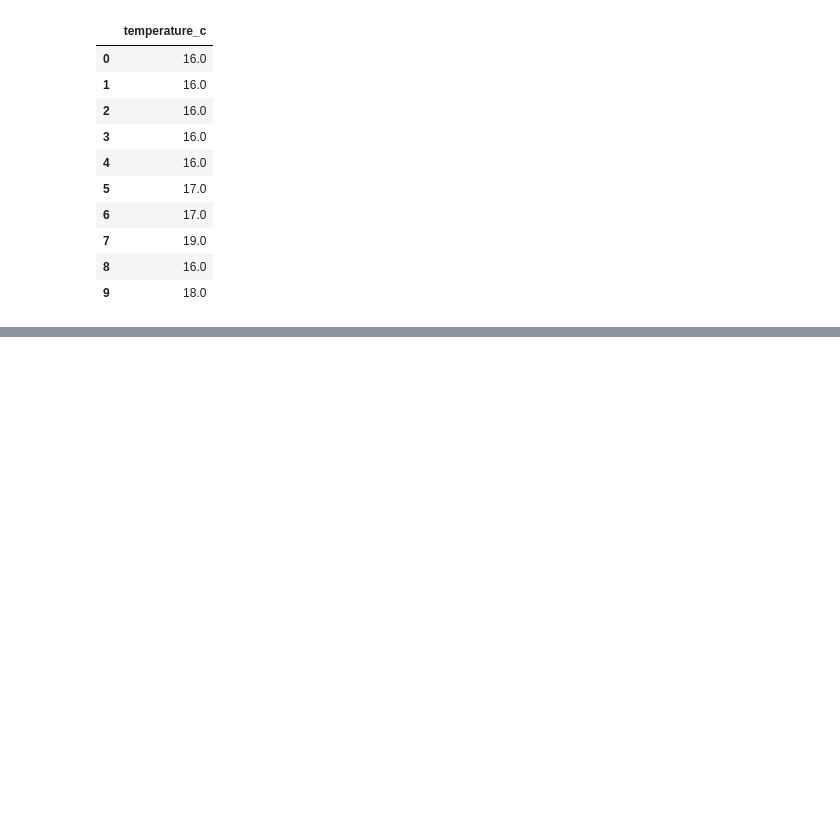
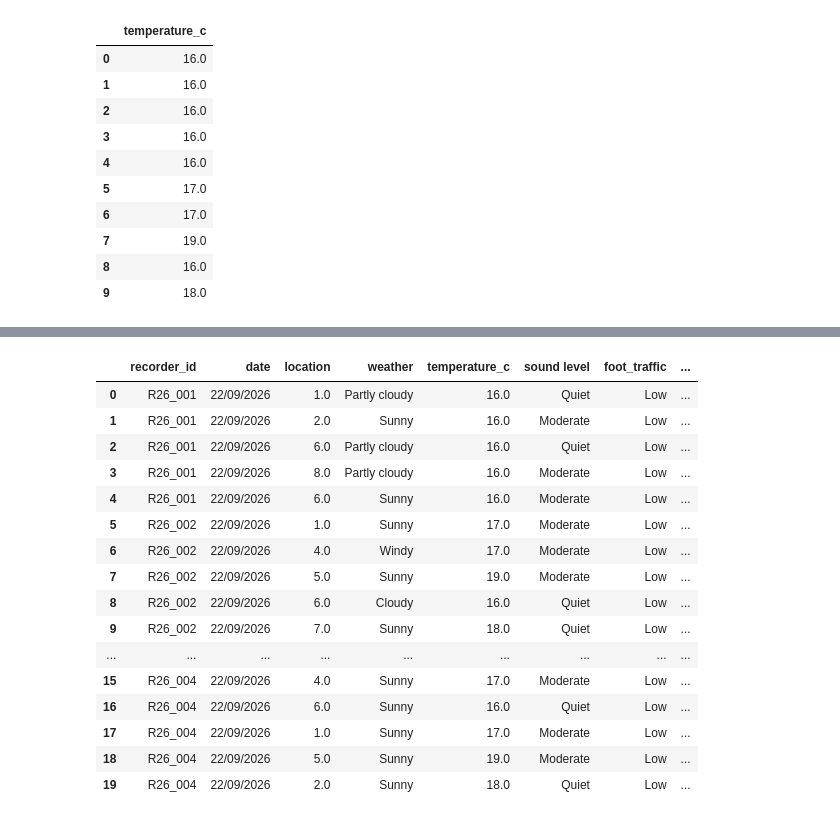
Before and after one commit to irfanefedonmez/ml-campus_data_project-colab, a Jupyter notebook: project1.ipynb, the cells around one changed output, grey strips where cells are left out. Saved outputs shown, nothing was run; the diff lists cells and outputs as text; code cells hidden in the pictures; blank space fills up the shorter version.

Commit message:
converted couple of columns to numeric values

```diff
--- a/project1.ipynb
+++ b/project1.ipynb
@@ -102,3 +102,18 @@ New dataset shape: (135, 23)
 | 135 | R26_028 | 07/10/2026 | L10 OtherOffCampus | Windy | 10.0 | Moderate | Low | ... |
 | 136 | R26_028 | 07/10/2026 | L01 MainEntrance | Partly cloudy | 15.0 | Moderate | Moderate | ... |
 | 137 | R26_028 | 07/10/2026 | L10 OtherOffCampus | Windy | 10.0 | Loud | Moderate | ... |
+# %%
+# Let's inspect the unique locations first
+unique_locations = df['location'].unique()
+print("Unique locations:", unique_locations)
+
+# Method 1: Extract numeric IDs from the location names (e.g. 'L01' -> 1)
+# This keeps the original order/identity of the sensors/locations
+df['location_num_id'] = df['location'].str.extract(r'L(\d+)').astype(float)
+
+# Method 2: Map categorical values to numeric labels (Label Encoding)
+# Useful if there are no explicit IDs like 'L01' in some rows
+df['location_label_encoded'] = df['location'].astype('category').cat.codes
+
+# Let's display the results to see both methods
+display(df[['location', 'location_num_id', 'location_label_encoded']].head(10))
@@ -104,0 +136,6 @@ New dataset shape: (135, 23)
+# %%
+# 1. Update the numeric ID of L10 (OtherOffCampus) to be 9 instead of 10 as requested
+df['location_num_id'] = df['location_num_id'].replace(10.0, 9.0)
+
+# 2. Let's explicitly show the original location alongside the new numeric representations
+display(df[['location', 'location_num_id', 'location_label_encoded']].drop_duplicates().sort_values('location_num_id'))
@@ -104,0 +153,8 @@ New dataset shape: (135, 23)
+# %%
+# Safely convert 'location' to string, extract the numeric IDs, and cast to float
+df['location'] = df['location'].astype(str).str.extract(r'L?(\d+)').astype(float)
+
+
+
+# Let's inspect the updated location column
+display(df[['location']].head(10))
@@ -104,0 +173,20 @@ New dataset shape: (135, 23)
+# %%
+display(df.head(20))
+# %% [output]
+|  | recorder_id | date | location | weather | temperature_c | sound level | foot_traffic | ... |
+| 0 | R26_001 | 22/09/2026 | 1.0 | Partly cloudy | 16.0 | Quiet | Low | ... |
+| 1 | R26_001 | 22/09/2026 | 2.0 | Sunny | 16.0 | Moderate | Low | ... |
+| 2 | R26_001 | 22/09/2026 | 6.0 | Partly cloudy | 16.0 | Quiet | Low | ... |
+| 3 | R26_001 | 22/09/2026 | 8.0 | Partly cloudy | 16.0 | Moderate | Low | ... |
+| 4 | R26_001 | 22/09/2026 | 6.0 | Sunny | 16.0 | Moderate | Low | ... |
+| 5 | R26_002 | 22/09/2026 | 1.0 | Sunny | 17.0 | Moderate | Low | ... |
+| 6 | R26_002 | 22/09/2026 | 4.0 | Windy | 17.0 | Moderate | Low | ... |
+| 7 | R26_002 | 22/09/2026 | 5.0 | Sunny | 19.0 | Moderate | Low | ... |
+| 8 | R26_002 | 22/09/2026 | 6.0 | Cloudy | 16.0 | Quiet | Low | ... |
+| 9 | R26_002 | 22/09/2026 | 7.0 | Sunny | 18.0 | Quiet | Low | ... |
+| ... | ... | ... | ... | ... | ... | ... | ... | ... |
+| 15 | R26_004 | 22/09/2026 | 4.0 | Sunny | 17.0 | Moderate | Low | ... |
+| 16 | R26_004 | 22/09/2026 | 6.0 | Sunny | 16.0 | Quiet | Low | ... |
+| 17 | R26_004 | 22/09/2026 | 1.0 | Sunny | 17.0 | Moderate | Low | ... |
+| 18 | R26_004 | 22/09/2026 | 5.0 | Sunny | 19.0 | Moderate | Low | ... |
+| 19 | R26_004 | 22/09/2026 | 2.0 | Sunny | 18.0 | Quiet | Low | ... |
```
Also changed, not shown: parts of 8 cells of this notebook.
